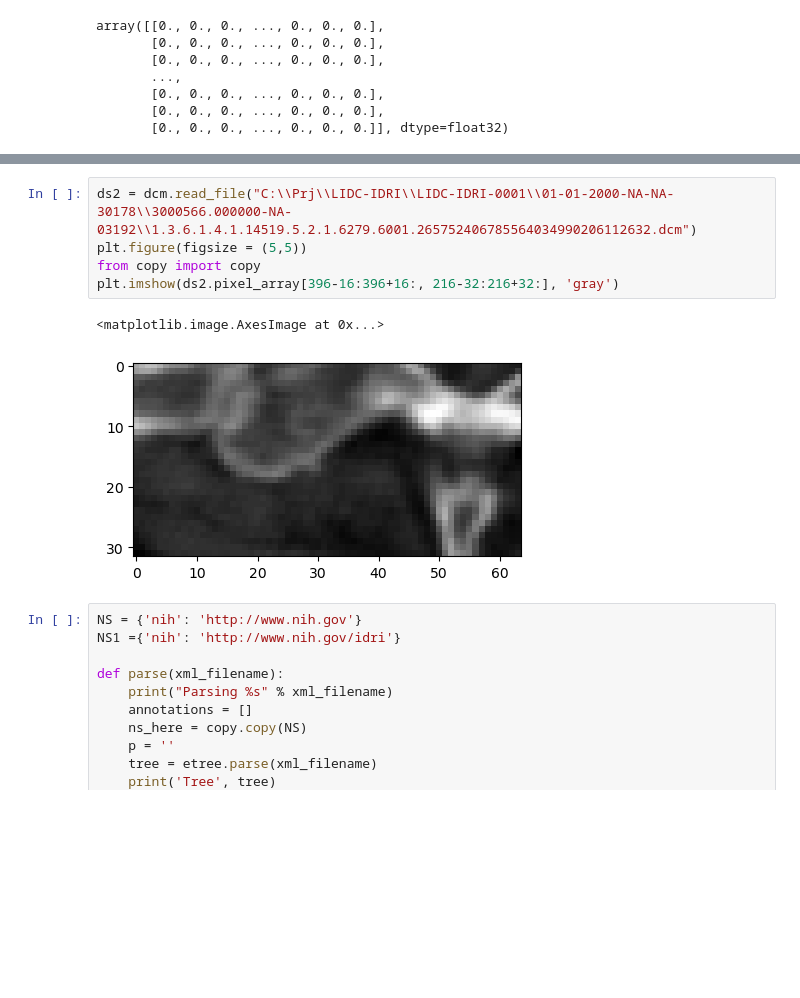
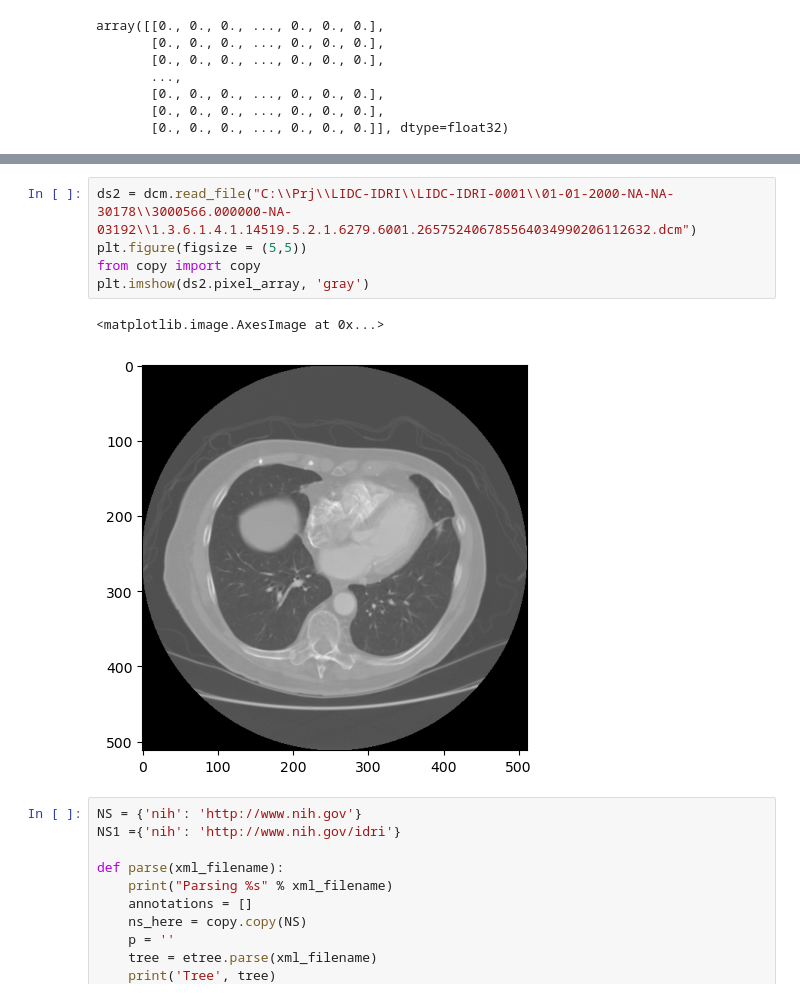
Before and after one commit to nexza78/diploma_work, a Jupyter notebook: lidc_idri_preproc/csv_work_lidc_idri.ipynb, the cells around one changed output, grey strips where cells are left out. Drawn from its saved outputs; the diff is of its cells as text; blank space fills up the shorter version.

```diff
--- a/lidc_idri_preproc/csv_work_lidc_idri.ipynb
+++ b/lidc_idri_preproc/csv_work_lidc_idri.ipynb
@@ -85,11 +94,11 @@ plt.imshow(normalize_version, 'gray')
 # %%
 ds2 = dcm.read_file("C:\\Prj\\LIDC-IDRI\\LIDC-IDRI-0001\\01-01-2000-NA-NA-30178\\3000566.000000-NA-03192\\1.3.6.1.4.1.14519.5.2.1.6279.6001.265752406785564034990206112632.dcm")
 plt.figure(figsize = (5,5))
 from copy import copy
-plt.imshow(ds2.pixel_array[396-16:396+16:, 216-32:216+32:], 'gray')
+plt.imshow(ds2.pixel_array, 'gray')
 # %% [output]
 <matplotlib.image.AxesImage at 0x...>
-[figure, old version]
+[figure, new version]
 # %%
 NS = {'nih': 'http://www.nih.gov'}
 NS1 ={'nih': 'http://www.nih.gov/idri'}
```
Also changed, not shown: parts of 3 cells of this notebook, 9 other files.
